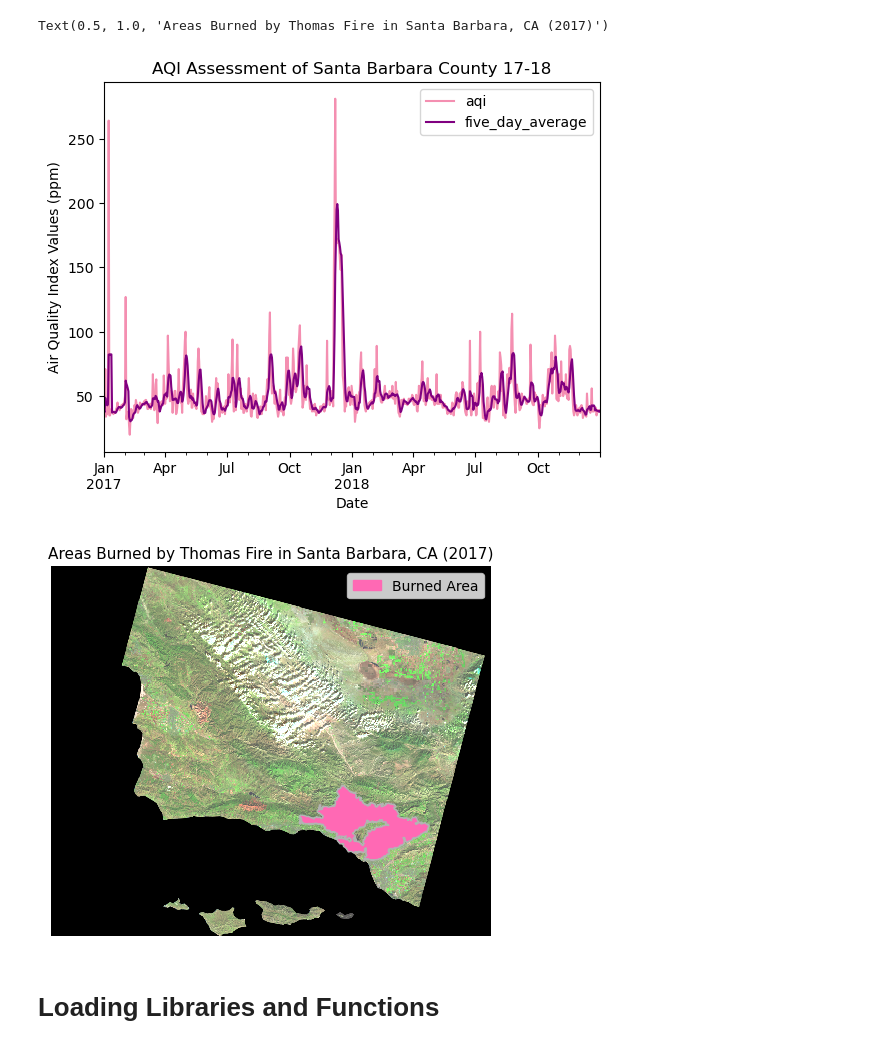
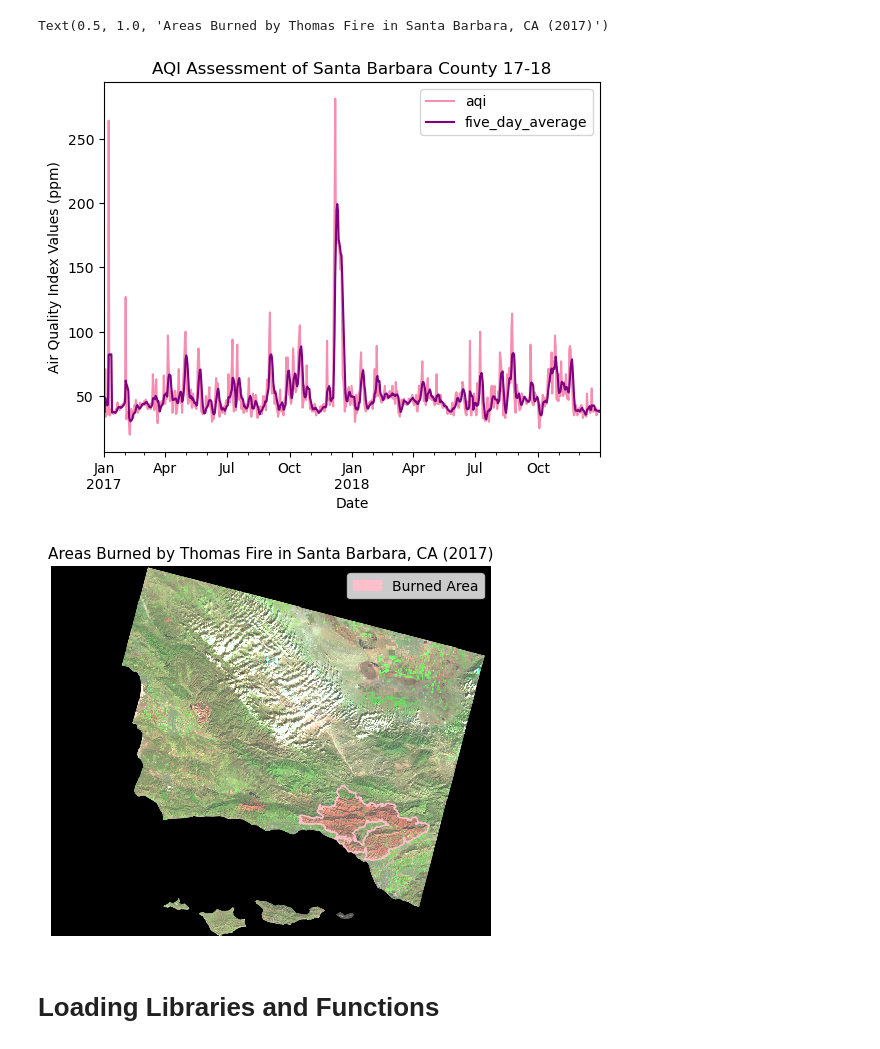
Before and after one commit to saingersoll/Thomas_Fire_Investigation, a Jupyter notebook: AQI_False_Color_Img.ipynb, the cells around one changed output. Drawn from its saved outputs; the diff is of its cells as text; code cells hidden in the pictures.

```diff
--- a/AQI_False_Color_Img.ipynb
+++ b/AQI_False_Color_Img.ipynb
@@ -55,9 +50,8 @@ aqi_18 = pd.read_csv('https://aqs.epa.gov/aqsweb/airdata/daily_aqi_by_county_201
 # Updating data sets for plotting
 aqi = pd.concat([aqi_17, aqi_18])                                                                          # glueing the datasets together
 
-aqi.columns = aqi.columns.str.lower().str.replace(' ','_')
-#aqi.columns = aqi.columns.str.replace(' ','_')
-                                                                                                           #  .str.replace(' ','_') to replace the space for _
+aqi.columns = aqi.columns.str.lower().str.replace(' ','_')                                                 # aqi.columns = aqi.columns.str.replace(' ','_') to replace the space for _
+
 
 aqi_sb = aqi.loc[aqi.county_name == 'Santa Barbara']                                                       # selecting SB county
 aqi_sb = aqi_sb.iloc[:, 4:]                                                                                # isolating desired columns
@@ -88,42 +82,42 @@ import pandas as pd
 import geopandas as gpd
 import xarray as xr
 import rioxarray as rioxr
 import rasterio
 from shapely.geometry import Polygon
 
 import matplotlib.pyplot as plt
 import matplotlib.patches as mpatches
 #-----------------------------------
 # Reading in the data
 landsat = rioxr.open_rasterio(os.path.join(os.getcwd(), 'data','landsat8-2018-01-26-sb-simplified.nc'))
 ca = gpd.read_file('data/California_Fire_Perimeters_2017.shp')
 #-----------------------------------
 # Updating landsat data for plotting
 landsat = landsat.squeeze()                                       # remove length 1 dimension (band)
 landsat = landsat.drop('band')                                    # remove coordinates associated to band
 
 false_colors = landsat[['swir22','nir08','red']].to_array()       # subsetting the bands for the false color image as an array
 #------------------------------------
 # Updating CA fire boundary data for plotting
 ca = ca.to_crs(landsat.rio.crs)                                   # Update CRS to match and check
 thomas_fire = ca[ca['FIRE_NAME'] == 'THOMAS']                     # subsetting for the Thomas Fire
 #------------------------------------
 # Plotting the Thomas Fire burned areas of Santa Barbara
-fig, ax = plt.subplots()               # creates figure for plotting
-plt.axis('off')                        # removes plot axes
-false_colors.plot.imshow(ax = ax,      # plots false color bands
-                         robust = True)# includes colors
-thomas_fire.plot(ax = ax,              # plots thomas fire burn area
-       color = 'hotpink',              # color of burn area
-       edgecolor = '0.7')              # opacity of edgecolor
+fig, ax = plt.subplots()                                          # creates figure for plotting
+plt.axis('off')                                                   # removes plot axes
+false_colors.plot.imshow(ax = ax,                                 # plots false color bands
+                         robust = True)                           # includes colors
+thomas_fire.plot(ax = ax,                                         # plots thomas fire burn area
+       color = 'none',                                            # no color of burn area
+       edgecolor = 'pink')                                         # opacity of edgecolor
 
-fire_scar = mpatches.Patch(color = 'hotpink', label = 'Burned Area') # Add a figure legend
+fire_scar = mpatches.Patch(color = 'pink', label = 'Burned Area') # Add a figure legend
 ax.legend(handles=[fire_scar])
 ax.set_title('Areas Burned by Thomas Fire in Santa Barbara, CA (2017)', fontsize = 11) # Adds title
 # %% [output]
 Text(0.5, 1.0, 'Areas Burned by Thomas Fire in Santa Barbara, CA (2017)')
 [figure]
-[figure, old version]
+[figure, new version]
 # %% [markdown]
 # Loading Libraries and Functions
 # %%
```
Also changed, not shown: parts of 12 cells of this notebook, 1 other file.
